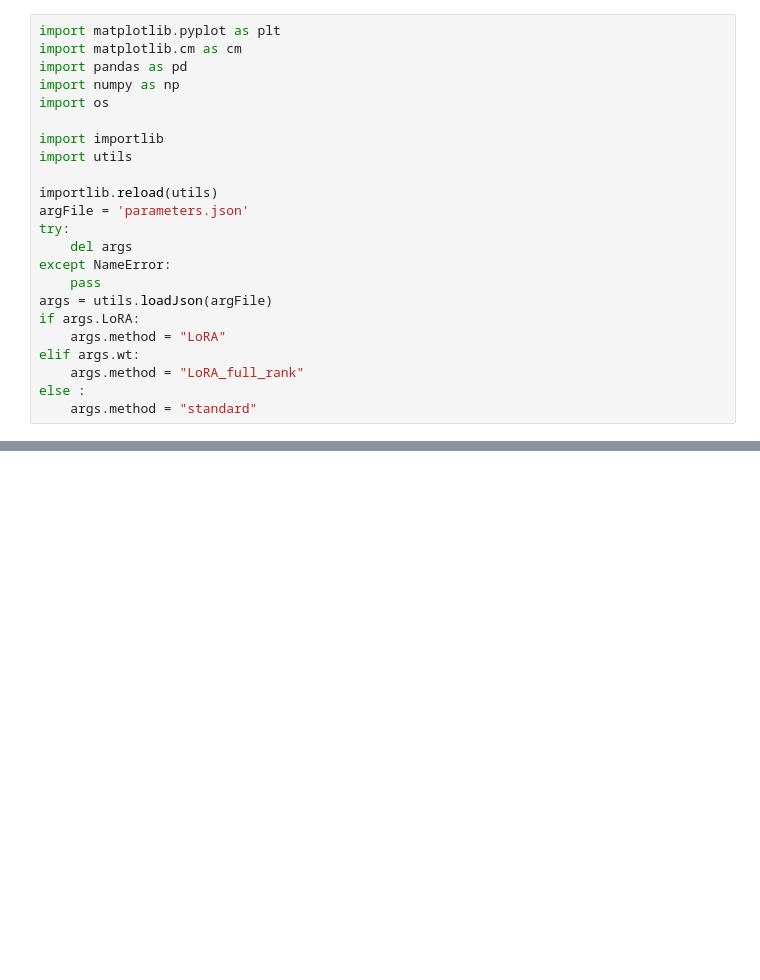
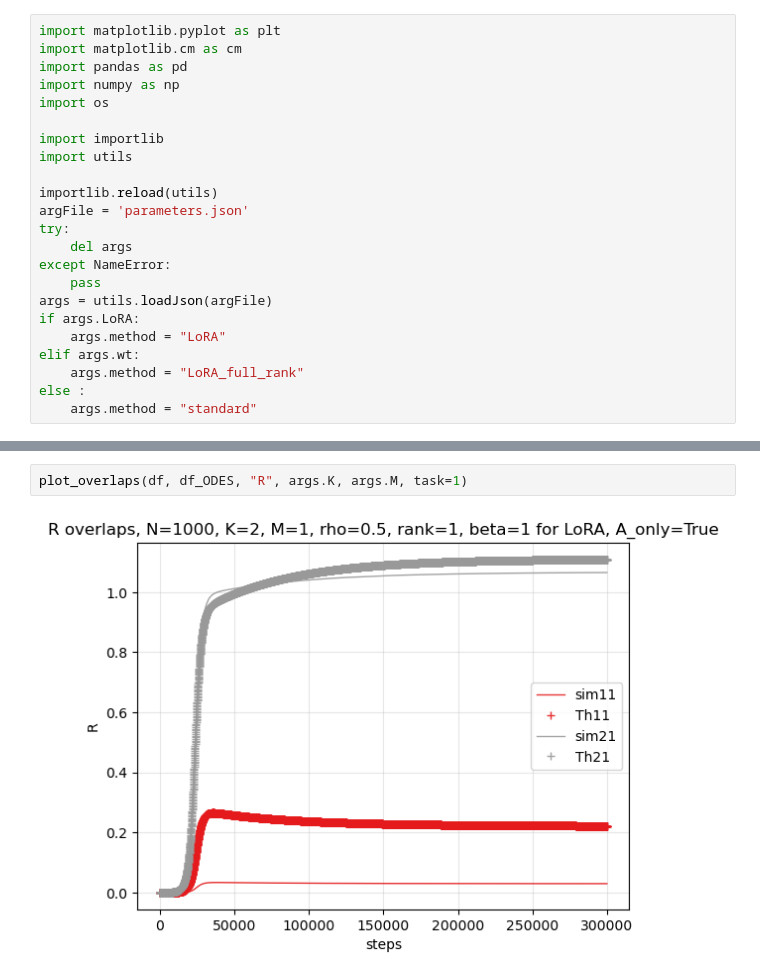
Before and after one commit to thmarchetta/Continual_Learning_LoRA, a Jupyter notebook: data_visualization.ipynb, the cells around one changed output, grey strips where cells are left out. Drawn from its saved outputs; the diff is of its cells as text; blank space fills up the shorter version.

```diff
--- a/data_visualization.ipynb
+++ b/data_visualization.ipynb
@@ -188,0 +286,4 @@ plt.show()
+# %%
+plot_overlaps(df, df_ODES, "R", args.K, args.M, task=1)
+# %% [output]
+[figure, added]
```
Also changed, not shown: parts of 15 cells of this notebook, 4 other files.
